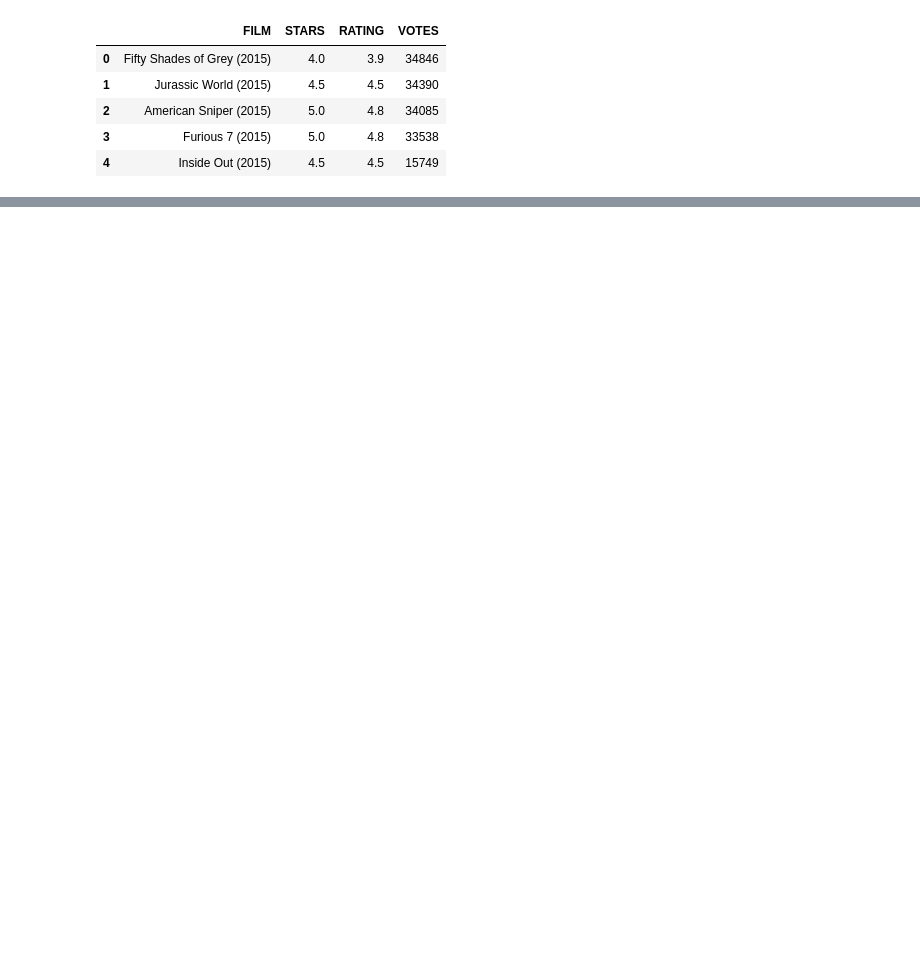
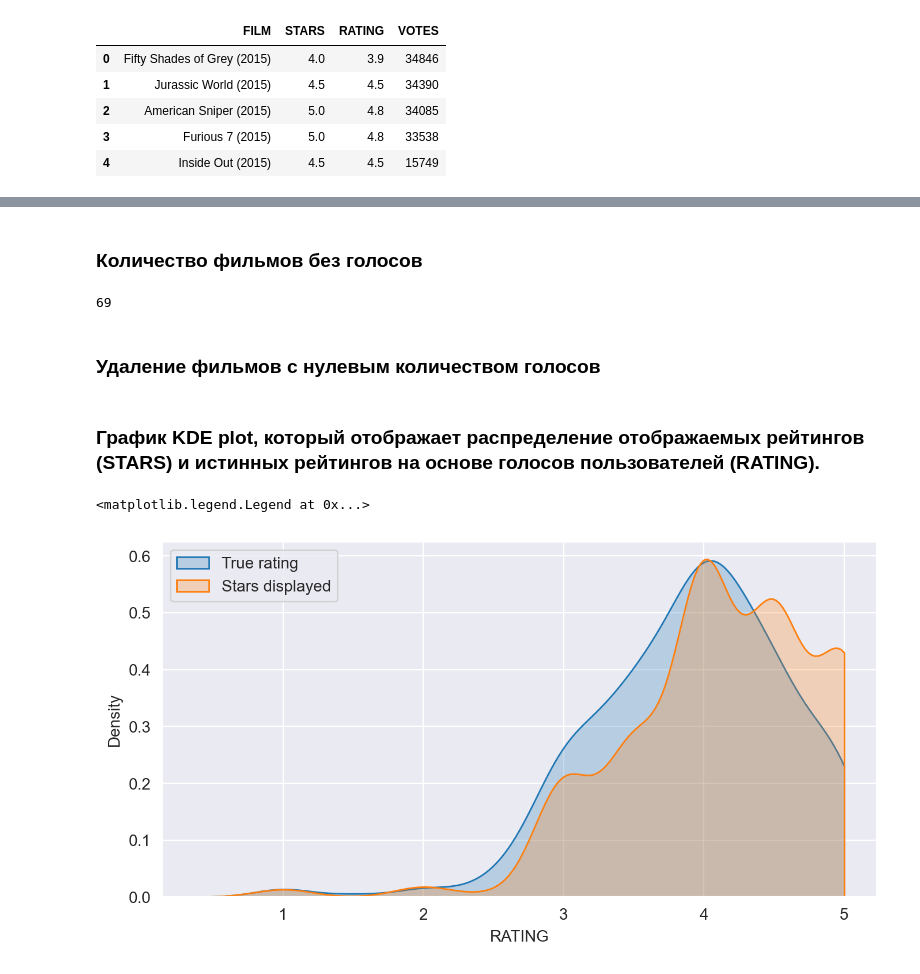
Before and after one commit to PaulNikolaev/data_visualization_project, a Jupyter notebook: data_visualization_project.ipynb, the cells around one changed output, grey strips where cells are left out. Drawn from its saved outputs; the diff is of its cells as text; code cells hidden in the pictures; blank space fills up the shorter version.

```diff
--- a/data_visualization_project.ipynb
+++ b/data_visualization_project.ipynb
@@ -15,0 +97,20 @@ df. head()
+# %% [markdown]
+### Количество фильмов без голосов
+# %%
+len(fandango[fandango['VOTES'] == 0])
+# %% [output]
+69
+# %% [markdown]
+### Удаление фильмов с нулевым количеством голосов
+# %%
+fan_reviewed = fandango[fandango['VOTES'] > 0]
+# %% [markdown]
+### График KDE plot, который отображает распределение отображаемых рейтингов (STARS) и истинных рейтингов на основе голосов пользователей (RATING).
+# %%
+plt.figure(figsize=(8,4), dpi=200)
+sns.kdeplot(data=fan_reviewed, x='RATING', fill=True, clip=[0, 5], label='True rating')
+sns.kdeplot(data=fan_reviewed, x='STARS', fill=True, clip=[0, 5], label='Stars displayed')
+plt.legend()
+# %% [output]
+<matplotlib.legend.Legend at 0x...>
+[figure, added]
```
Also changed, not shown: parts of 22 cells of this notebook.
